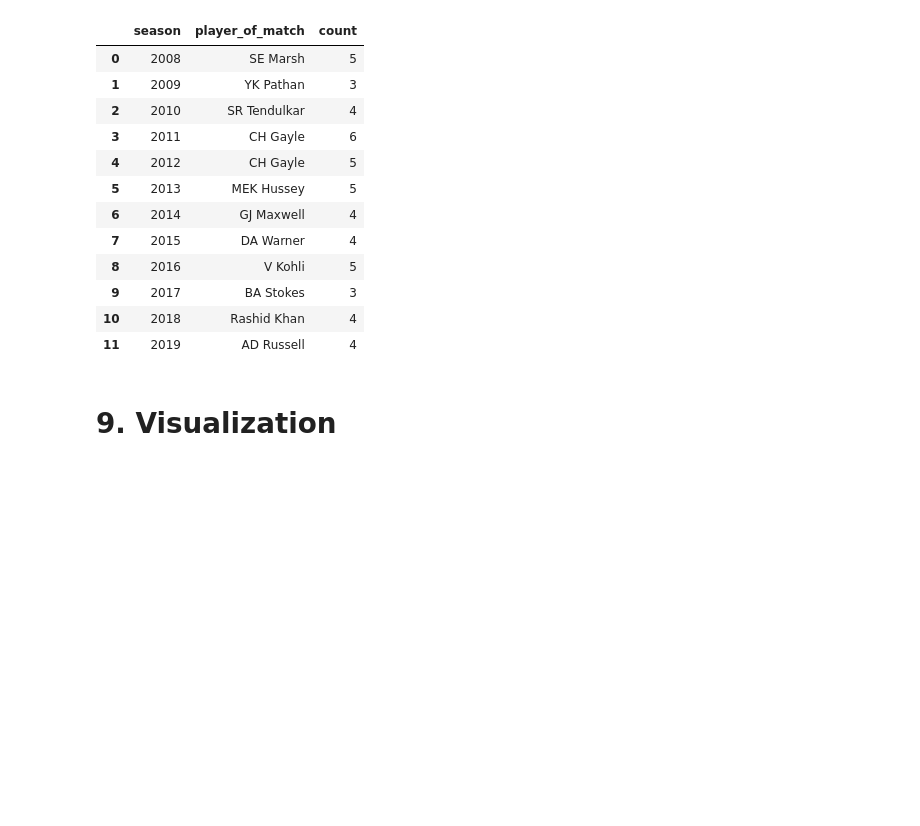
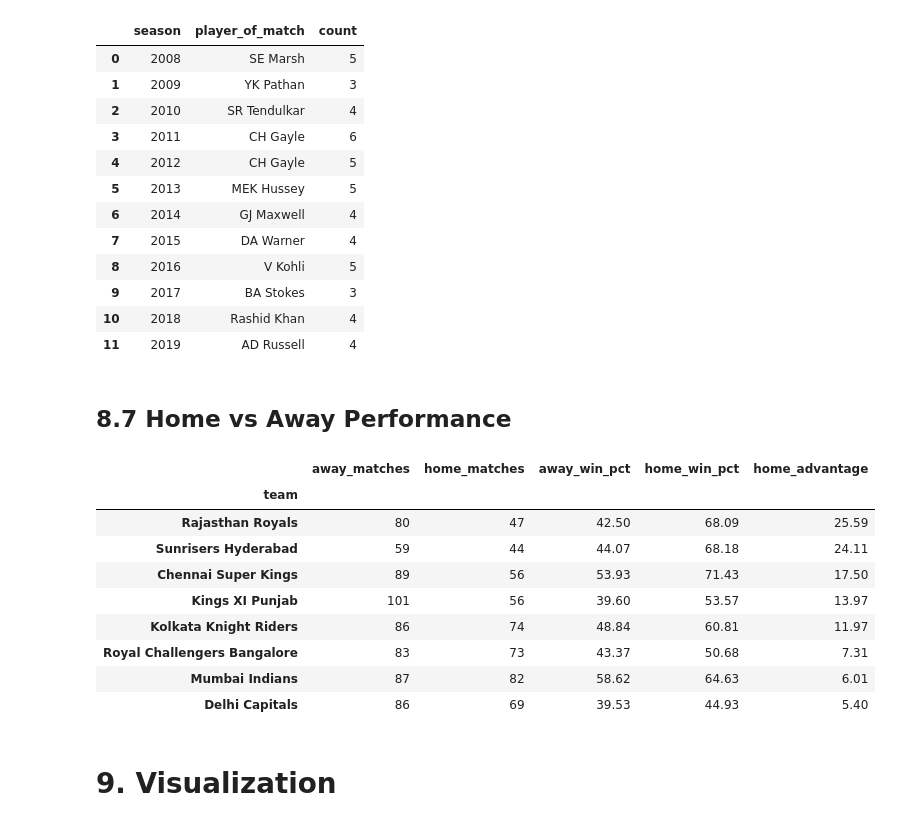
Before and after one commit to vidushan-ds/academic-data-wrangler, a Jupyter notebook: cricket-performance-analytics/cricket_analyz.ipynb, the cells around one changed output. Saved outputs shown, nothing was run; the diff lists cells and outputs as text; code cells hidden in the pictures; blank space fills up the shorter version.

Commit message:
feat: home vs away performance

```diff
--- a/cricket-performance-analytics/cricket_analyz.ipynb
+++ b/cricket-performance-analytics/cricket_analyz.ipynb
@@ -543,6 +543,61 @@ top_player_per_season
 | 9 | 2017 | BA Stokes | 3 |
 | 10 | 2018 | Rashid Khan | 4 |
 | 11 | 2019 | AD Russell | 4 |
+# %% [markdown]
+## 8.7 Home vs Away Performance
+# %%
+ipl_df['city'] = ipl_df['city'].replace({
+    "Bengaluru" : "Bangalore",
+    "Mohali" : "Chandigarh"
+})
+
+home_city = {
+    "Chennai Super Kings": "Chennai",
+    "Deccan Chargers": "Hyderabad",
+    "Delhi Capitals": "Delhi",
+    "Gujarat Lions": "Rajkot",
+    "Kings XI Punjab": "Chandigarh",
+    "Kochi Tuskers Kerala": "Kochi",
+    "Kolkata Knight Riders": "Kolkata",
+    "Mumbai Indians": "Mumbai",
+    "Pune Warriors": "Pune",
+    "Rajasthan Royals": "Jaipur",
+    "Rising Pune Supergiants": "Pune",
+    "Royal Challengers Bangalore": "Bangalore",
+    "Sunrisers Hyderabad": "Hyderabad",
+}
+
+neutral_cities = ["Durban", "Centurion", "Johannesburg", "Cape Town", "Port Elizabeth",
+                  "East London", "Kimberley", "Bloemfontein", "Abu Dhabi", "Dubai", "Sharjah"]
+
+matches = ipl_df.dropna(subset=['winner'])
+team_matches = pd.concat([
+    matches.assign(team=matches['team1']),
+    matches.assign(team=matches['team2'])
+])
+
+team_matches = team_matches[~team_matches['city'].isin(neutral_cities)]
+team_matches['is_home'] = team_matches['team'].map(home_city) == team_matches['city']
+team_matches['won'] = team_matches['team'] == team_matches['winner']
+
+home_away = team_matches.groupby(['team', 'is_home'])['won'].agg(['count', 'mean']).unstack()
+home_away.columns = ['away_matches', 'home_matches', 'away_win_pct', 'home_win_pct']
+home_away[["away_win_pct", "home_win_pct"]] = (home_away[["away_win_pct", "home_win_pct"]] * 100).round(2)
+home_away["home_advantage"] = (home_away["home_win_pct"] - home_away["away_win_pct"]).round(2)
+
+home_away = home_away[home_away['home_matches'] >= 30].sort_values('home_advantage', ascending=False)
+home_away
+# %% [output]
+|  | away_matches | home_matches | away_win_pct | home_win_pct | home_advantage |
+| team |  |  |  |  |  |
+| Rajasthan Royals | 80 | 47 | 42.50 | 68.09 | 25.59 |
+| Sunrisers Hyderabad | 59 | 44 | 44.07 | 68.18 | 24.11 |
+| Chennai Super Kings | 89 | 56 | 53.93 | 71.43 | 17.50 |
+| Kings XI Punjab | 101 | 56 | 39.60 | 53.57 | 13.97 |
+| Kolkata Knight Riders | 86 | 74 | 48.84 | 60.81 | 11.97 |
+| Royal Challengers Bangalore | 83 | 73 | 43.37 | 50.68 | 7.31 |
+| Mumbai Indians | 87 | 82 | 58.62 | 64.63 | 6.01 |
+| Delhi Capitals | 86 | 69 | 39.53 | 44.93 | 5.40 |
 # %% [markdown]
 # 9. Visualization
 # %% [markdown]
```
